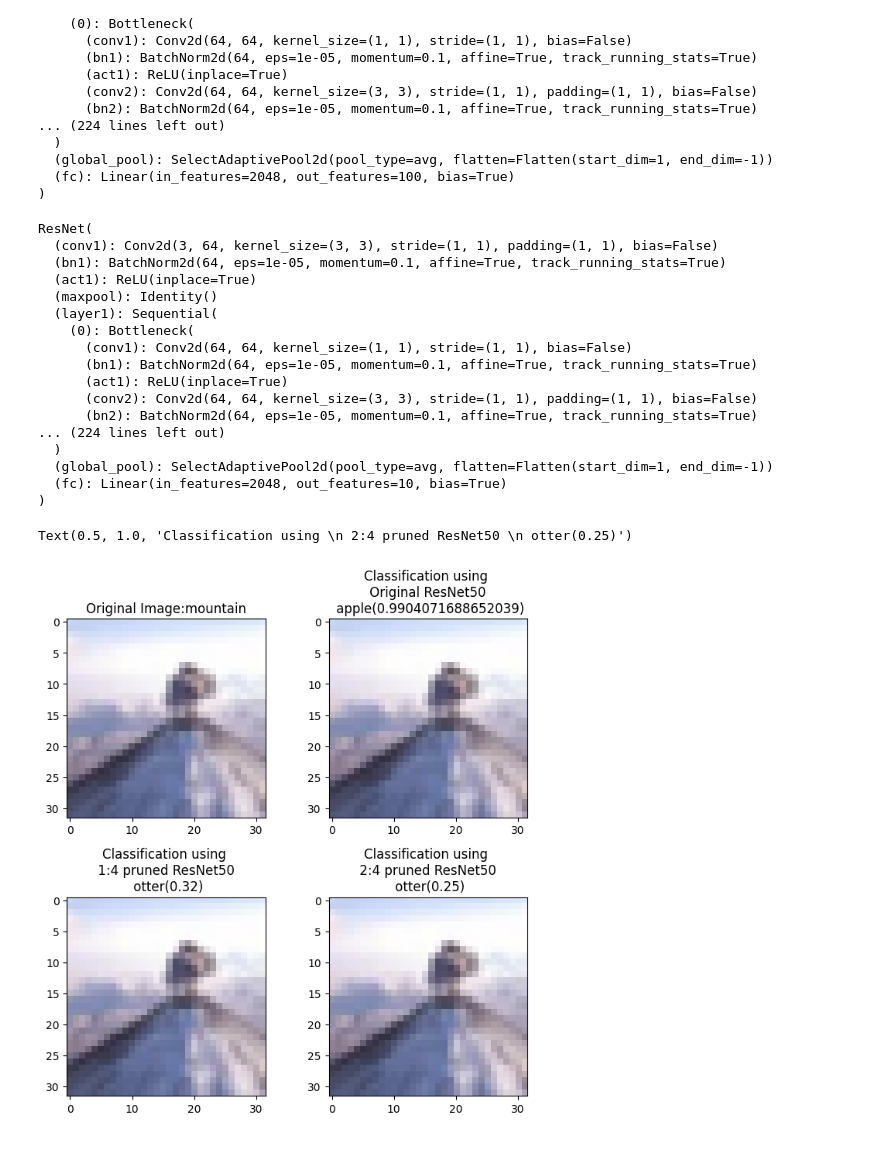
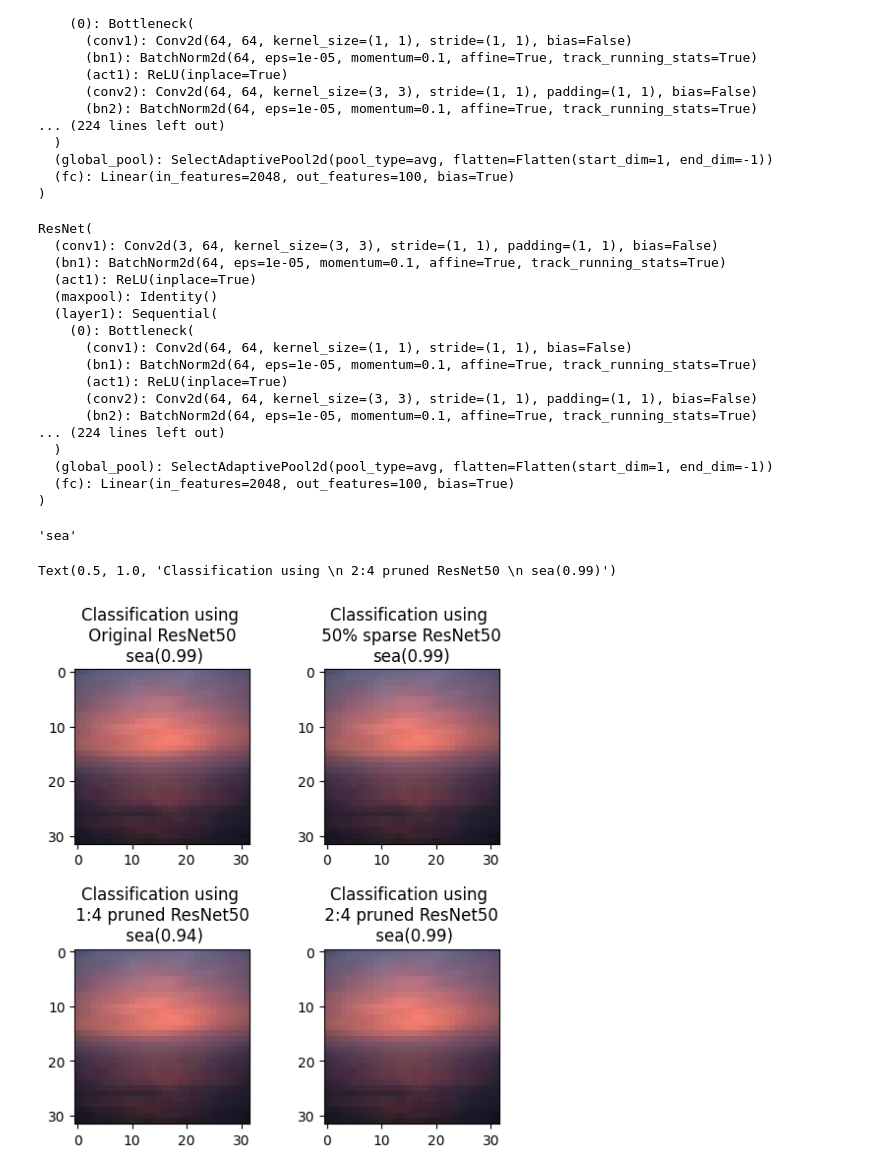
Before and after one commit to Hr15h1/SNOWS, a Jupyter notebook: CNN_pruning/model_qa.ipynb, the cells around one changed output. Drawn from its saved outputs; the diff is of its cells as text; code cells hidden in the pictures.

Commit message:
save outputs

```diff
--- a/CNN_pruning/model_qa.ipynb
+++ b/CNN_pruning/model_qa.ipynb
@@ -261,5 +266,5 @@ test_transform = transforms.Compose([
     transforms.ToTensor(),
     transforms.Normalize((0.4914, 0.4822, 0.4465), (0.2023, 0.1994, 0.2010))
     ])
-test_dataset = datasets.CIFAR100(root="./datasets", train=False, download=True,transform=test_transform)
-test_dataset_unnorm = datasets.CIFAR100(root="./datasets", train=False, download=True)
+test_dataset_c100 = datasets.CIFAR100(root="./datasets", train=False, download=True,transform=test_transform)
+test_dataset_unnorm_c100 = datasets.CIFAR100(root="./datasets", train=False, download=True)
@@ -271,3 +273,2 @@ mountain
 # %%
-image_unnorm, label_unnorm = test_dataset_unnorm[0]
-print(test_dataset_unnorm.classes[label_unnorm])
+image, label = test_dataset_unnorm_c100[4]
@@ -305,7 +309,7 @@ ResNet(
 )
 # %%
 original_resnet50c100 = timm.create_model("resnet50_cifar100", pretrained=True)
-original_resnet50.eval()
+original_resnet50c100.eval()
 # %% [output]
 ResNet(
   (conv1): Conv2d(3, 64, kernel_size=(3, 3), stride=(1, 1), padding=(1, 1), bias=False)
@@ -322,7 +326,7 @@ ResNet(
 ... (224 lines left out)
   )
   (global_pool): SelectAdaptivePool2d(pool_type=avg, flatten=Flatten(start_dim=1, end_dim=-1))
-  (fc): Linear(in_features=2048, out_features=10, bias=True)
+  (fc): Linear(in_features=2048, out_features=100, bias=True)
 )
 # %%
 image_03 = image_03.unsqueeze(0).to(device)
@@ -346,20 +354,24 @@ output_class_2_4_probs = F.softmax(output2_4, dim=1)
+# %%
+test_dataset_c100.classes[output_class_orig]
+# %% [output]
+'sea'
 # %%
-fig, axes = plt.subplots(2, 2, figsize = (8, 8))
+fig, axes = plt.subplots(2, 2, figsize = (6, 6))
 # original_img = image.permute(1, 2, 0)
-plt.subplots_adjust(hspace=0.4)
-axes[0, 0].imshow(image_unnorm)
-axes[0, 0].set_title(f"Original Image:{test_dataset.classes[label_03]}")
+plt.subplots_adjust(hspace=0.6)
+axes[0, 0].imshow(image)
+axes[0, 0].set_title(f"Classification using \n Original ResNet50 \n {test_dataset_c100.classes[output_class_orig]}({output_class_orig_probs[0, output_class_orig].item():.2f})")
 
 
-axes[0, 1].imshow(image_unnorm)
-axes[0, 1].set_title(f"Classification using \n Original ResNet50 \n {test_dataset.classes[output_class_orig]}({output_class_orig_probs[0, output_class_orig].item()})")
+axes[0, 1].imshow(image)
+axes[0, 1].set_title(f"Classification using \n 50% sparse ResNet50 \n{test_dataset_c100.classes[output_class_50_c100]}({output_class_50_probs[0, output_class_50_c100].item():.2f})")
 
-axes[1, 0].imshow(image_unnorm)
-axes[1, 0].set_title(f"Classification using \n 1:4 pruned ResNet50 \n {test_dataset.classes[output_class_1_4]}({output_class_1_4_probs[0, output_class_1_4].item():.2f})")
+axes[1, 0].imshow(image)
+axes[1, 0].set_title(f"Classification using \n 1:4 pruned ResNet50 \n {test_dataset_c100.classes[output_class_1_4]}({output_class_1_4_probs[0, output_class_1_4].item():.2f})")
 
 
-axes[1, 1].imshow(image_unnorm)
-axes[1, 1].set_title(f"Classification using \n 2:4 pruned ResNet50 \n {test_dataset.classes[output_class_2_4]}({output_class_2_4_probs[0, output_class_2_4].item():.2f})")
+axes[1, 1].imshow(image)
+axes[1, 1].set_title(f"Classification using \n 2:4 pruned ResNet50 \n {test_dataset_c100.classes[output_class_2_4]}({output_class_2_4_probs[0, output_class_2_4].item():.2f})")
 # %% [output]
-Text(0.5, 1.0, 'Classification using \n 2:4 pruned ResNet50 \n otter(0.25)')
+Text(0.5, 1.0, 'Classification using \n 2:4 pruned ResNet50 \n sea(0.99)')
-[figure, old version]
+[figure, new version]
```
Also changed, not shown: parts of 28 cells of this notebook, 1 other file.
